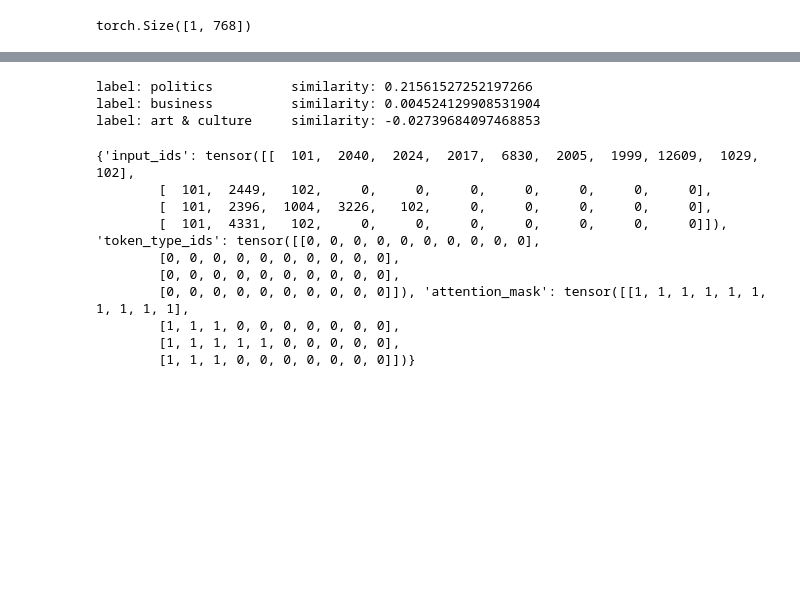
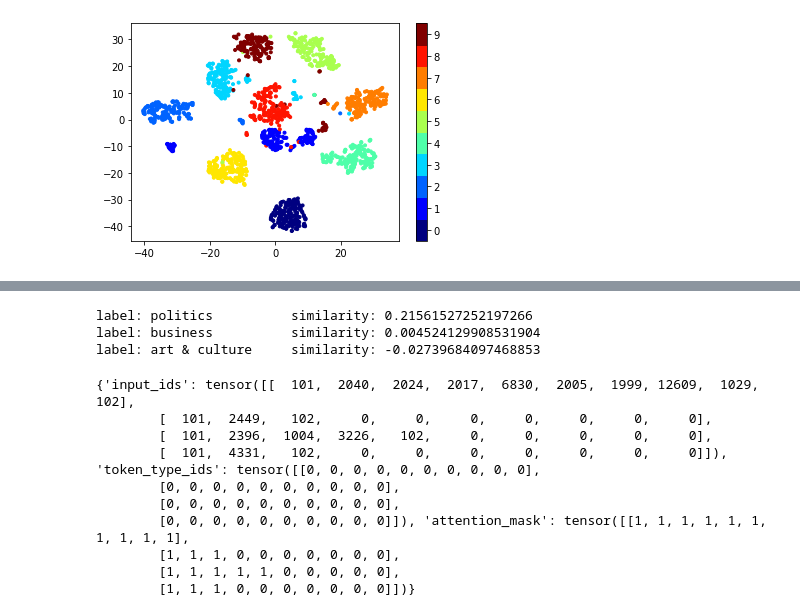
Before and after one commit to MonirZaman/blog, a Jupyter notebook: _notebooks/news-representation.ipynb, the cells around one changed output, grey strips where cells are left out. Saved outputs shown, nothing was run; the diff lists cells and outputs as text; code cells hidden in the pictures; blank space fills up the shorter version.

Commit message:
Add t-sne plot

```diff
--- a/_notebooks/news-representation.ipynb
+++ b/_notebooks/news-representation.ipynb
@@ -26,7 +42,17 @@ Successfully installed dataclasses-0.7 packaging-20.4 regex-2020.7.14 sacremoses
-# %%
-[sentence] + labels
-inputs
-output[:1].shape
-sentence_rep.shape
-# %% [output]
-torch.Size([1, 768])
+# %%
+#hide_input
+%matplotlib inline
+from sklearn.datasets import load_digits
+from MulticoreTSNE import MulticoreTSNE as TSNE
+from matplotlib import pyplot as plt
+
+digits = load_digits()
+embeddings = TSNE(n_jobs=4).fit_transform(digits.data)
+vis_x = embeddings[:, 0]
+vis_y = embeddings[:, 1]
+plt.scatter(vis_x, vis_y, c=digits.target, cmap=plt.cm.get_cmap("jet", 10), marker='.')
+plt.colorbar(ticks=range(10))
+plt.clim(-0.5, 9.5)
+plt.show()
+# %% [output]
+[figure, added]
```
Also changed, not shown: parts of 11 cells of this notebook.
